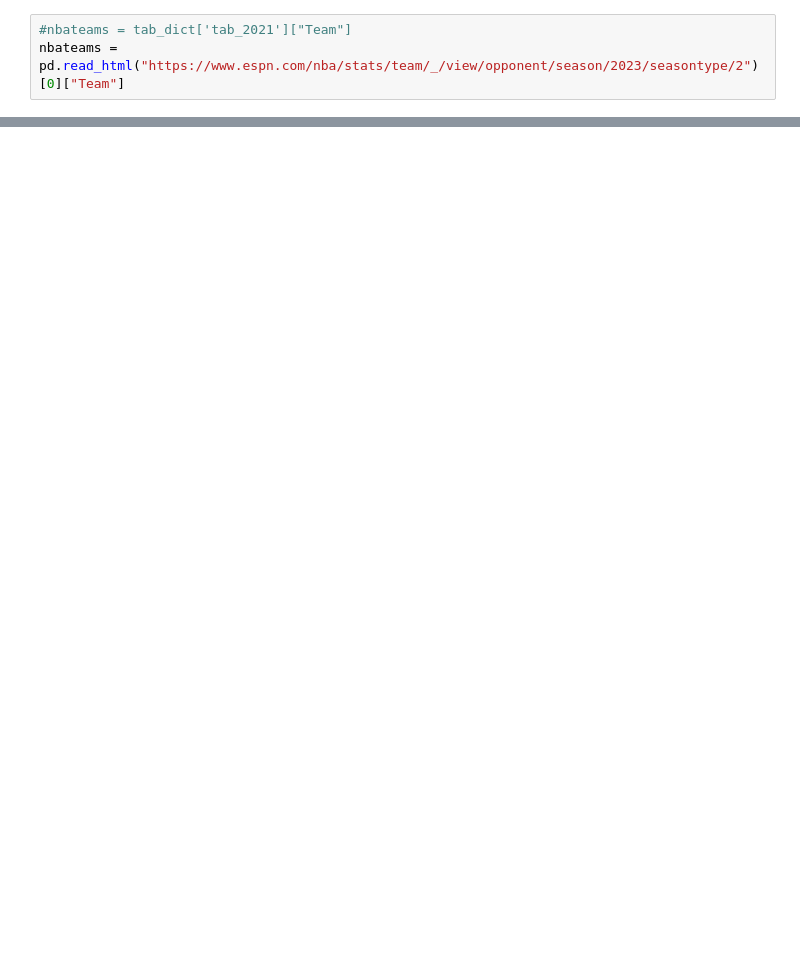
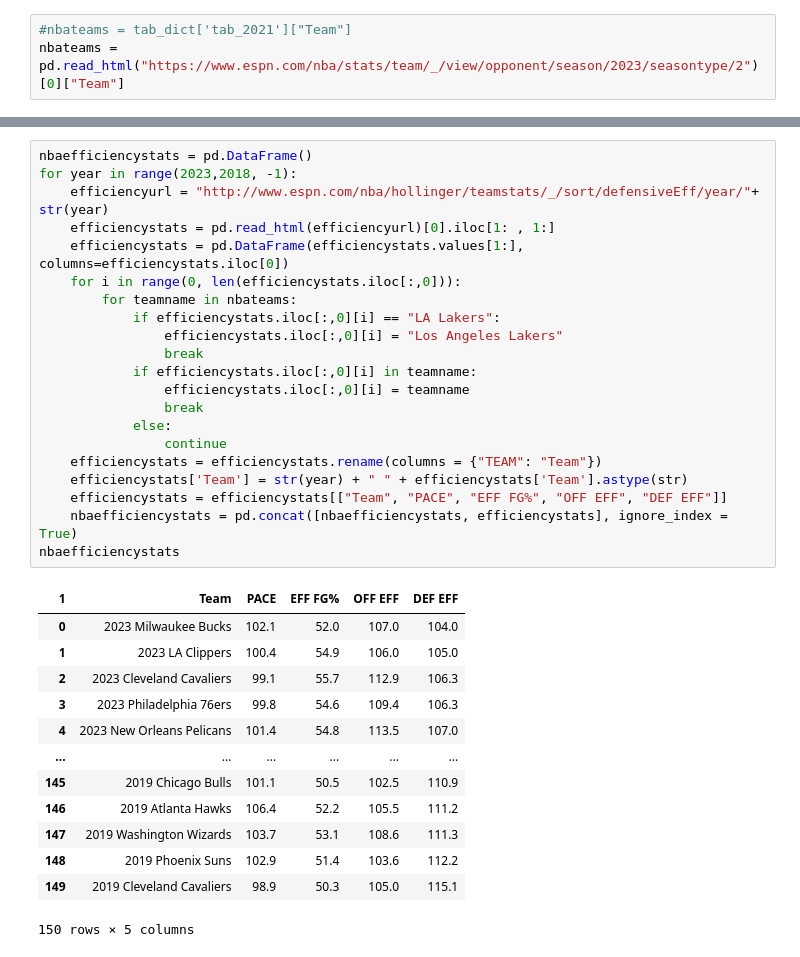
Before and after one commit to mattmori21/Kings-Project, a Jupyter notebook: data.ipynb, the cells around one changed output, grey strips where cells are left out. Cells and saved outputs as stored; diff of their text form; blank space fills up the shorter version.

```diff
--- a/data.ipynb
+++ b/data.ipynb
@@ -165,0 +164,35 @@ fullnbastats
+# %%
+nbaefficiencystats = pd.DataFrame()
+for year in range(2023,2018, -1):
+    efficiencyurl = "http://www.espn.com/nba/hollinger/teamstats/_/sort/defensiveEff/year/"+ str(year)
+    efficiencystats = pd.read_html(efficiencyurl)[0].iloc[1: , 1:]
+    efficiencystats = pd.DataFrame(efficiencystats.values[1:], columns=efficiencystats.iloc[0])
+    for i in range(0, len(efficiencystats.iloc[:,0])):
+        for teamname in nbateams:
+            if efficiencystats.iloc[:,0][i] == "LA Lakers":
+                efficiencystats.iloc[:,0][i] = "Los Angeles Lakers"
+                break
+            if efficiencystats.iloc[:,0][i] in teamname:
+                efficiencystats.iloc[:,0][i] = teamname
+                break
+            else:
+                continue
+    efficiencystats = efficiencystats.rename(columns = {"TEAM": "Team"})
+    efficiencystats['Team'] = str(year) + " " + efficiencystats['Team'].astype(str)
+    efficiencystats = efficiencystats[["Team", "PACE", "EFF FG%", "OFF EFF", "DEF EFF"]]
+    nbaefficiencystats = pd.concat([nbaefficiencystats, efficiencystats], ignore_index = True)
+nbaefficiencystats
+# %% [output]
+| 1 | Team | PACE | EFF FG% | OFF EFF | DEF EFF |
+| 0 | 2023 Milwaukee Bucks | 102.1 | 52.0 | 107.0 | 104.0 |
+| 1 | 2023 LA Clippers | 100.4 | 54.9 | 106.0 | 105.0 |
+| 2 | 2023 Cleveland Cavaliers | 99.1 | 55.7 | 112.9 | 106.3 |
+| 3 | 2023 Philadelphia 76ers | 99.8 | 54.6 | 109.4 | 106.3 |
+| 4 | 2023 New Orleans Pelicans | 101.4 | 54.8 | 113.5 | 107.0 |
+| ... | ... | ... | ... | ... | ... |
+| 145 | 2019 Chicago Bulls | 101.1 | 50.5 | 102.5 | 110.9 |
+| 146 | 2019 Atlanta Hawks | 106.4 | 52.2 | 105.5 | 111.2 |
+| 147 | 2019 Washington Wizards | 103.7 | 53.1 | 108.6 | 111.3 |
+| 148 | 2019 Phoenix Suns | 102.9 | 51.4 | 103.6 | 112.2 |
+| 149 | 2019 Cleveland Cavaliers | 98.9 | 50.3 | 105.0 | 115.1 |
+150 rows × 5 columns
```
Also changed, not shown: parts of 9 cells of this notebook.
